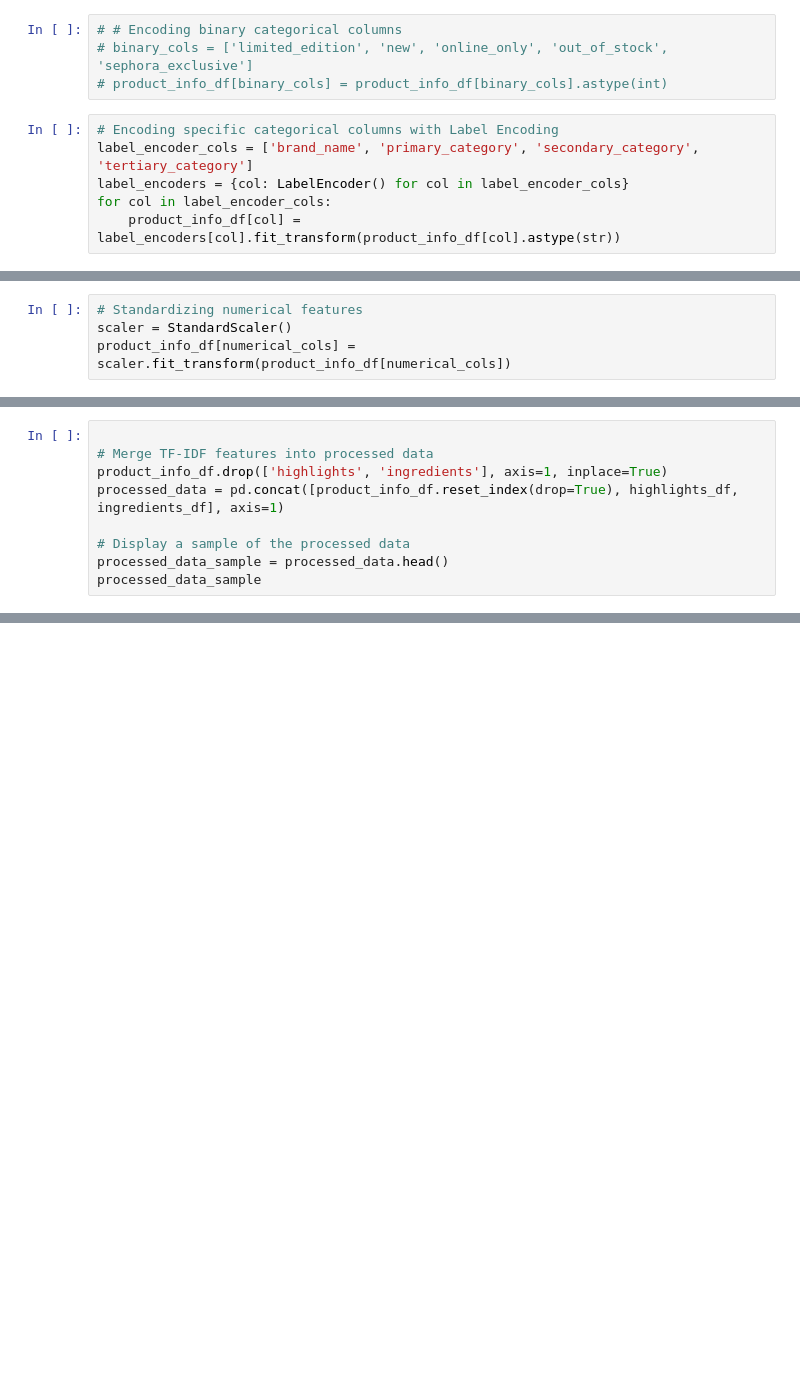
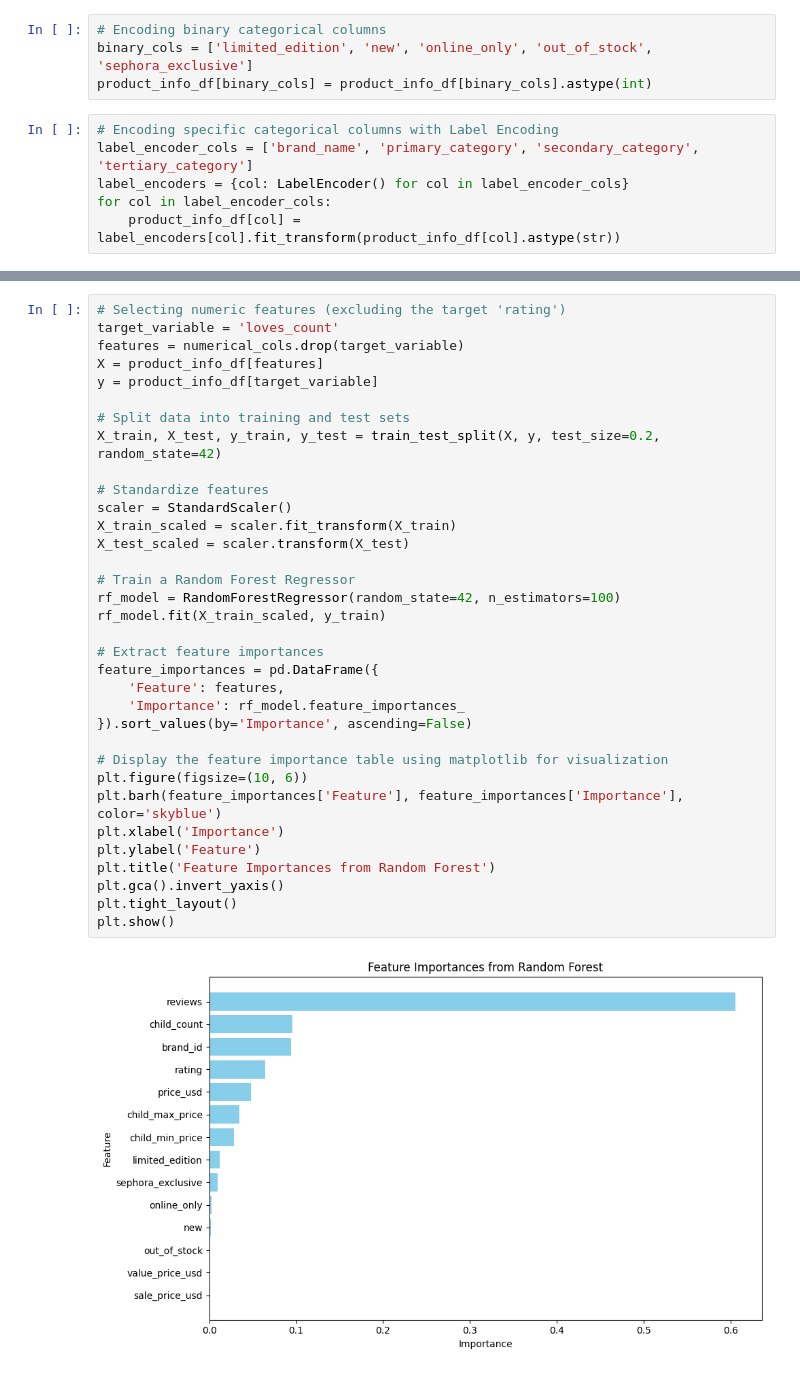
Before and after one commit to aishwaryapanchal/skincare_ml, a Jupyter notebook: notebooks/pre-processing.ipynb, the cells around one changed output, grey strips where cells are left out. Saved outputs shown, nothing was run; the diff lists cells and outputs as text; blank space fills up the shorter version.

```diff
--- a/notebooks/pre-processing.ipynb
+++ b/notebooks/pre-processing.ipynb
@@ -55,9 +102,9 @@ categorical_cols = ['primary_category', 'secondary_category', 'tertiary_category
 cat_imputer = SimpleImputer(strategy='most_frequent')
 product_info_df[categorical_cols] = cat_imputer.fit_transform(product_info_df[categorical_cols])
 # %%
-# # Encoding binary categorical columns
-# binary_cols = ['limited_edition', 'new', 'online_only', 'out_of_stock', 'sephora_exclusive']
-# product_info_df[binary_cols] = product_info_df[binary_cols].astype(int)
+# Encoding binary categorical columns
+binary_cols = ['limited_edition', 'new', 'online_only', 'out_of_stock', 'sephora_exclusive']
+product_info_df[binary_cols] = product_info_df[binary_cols].astype(int)
 # %%
 # Encoding specific categorical columns with Label Encoding
 label_encoder_cols = ['brand_name', 'primary_category', 'secondary_category', 'tertiary_category']
@@ -71,4 +113,0 @@ for col in label_encoder_cols:
-# %%
-# Standardizing numerical features
-scaler = StandardScaler()
-product_info_df[numerical_cols] = scaler.fit_transform(product_info_df[numerical_cols])
@@ -91,9 +113,0 @@ ingredients_df = pd.DataFrame(ingredients_tfidf_matrix.toarray(), columns=tfidf_
-# %%
-
-# Merge TF-IDF features into processed data
-product_info_df.drop(['highlights', 'ingredients'], axis=1, inplace=True)
-processed_data = pd.concat([product_info_df.reset_index(drop=True), highlights_df, ingredients_df], axis=1)
-
-# Display a sample of the processed data
-processed_data_sample = processed_data.head()
-processed_data_sample
@@ -107,0 +114,36 @@ processed_data_sample
+# %%
+# Selecting numeric features (excluding the target 'rating')
+target_variable = 'loves_count'
+features = numerical_cols.drop(target_variable)
+X = product_info_df[features]
+y = product_info_df[target_variable]
+
+# Split data into training and test sets
+X_train, X_test, y_train, y_test = train_test_split(X, y, test_size=0.2, random_state=42)
+
+# Standardize features
+scaler = StandardScaler()
+X_train_scaled = scaler.fit_transform(X_train)
+X_test_scaled = scaler.transform(X_test)
+
+# Train a Random Forest Regressor
+rf_model = RandomForestRegressor(random_state=42, n_estimators=100)
+rf_model.fit(X_train_scaled, y_train)
+
+# Extract feature importances
+feature_importances = pd.DataFrame({
+    'Feature': features,
+    'Importance': rf_model.feature_importances_
+}).sort_values(by='Importance', ascending=False)
+
+# Display the feature importance table using matplotlib for visualization
+plt.figure(figsize=(10, 6))
+plt.barh(feature_importances['Feature'], feature_importances['Importance'], color='skyblue')
+plt.xlabel('Importance')
+plt.ylabel('Feature')
+plt.title('Feature Importances from Random Forest')
+plt.gca().invert_yaxis()
+plt.tight_layout()
+plt.show()
+# %% [output]
+[figure, added]
```
Also changed, not shown: parts of 8 cells of this notebook, 1 other file.
